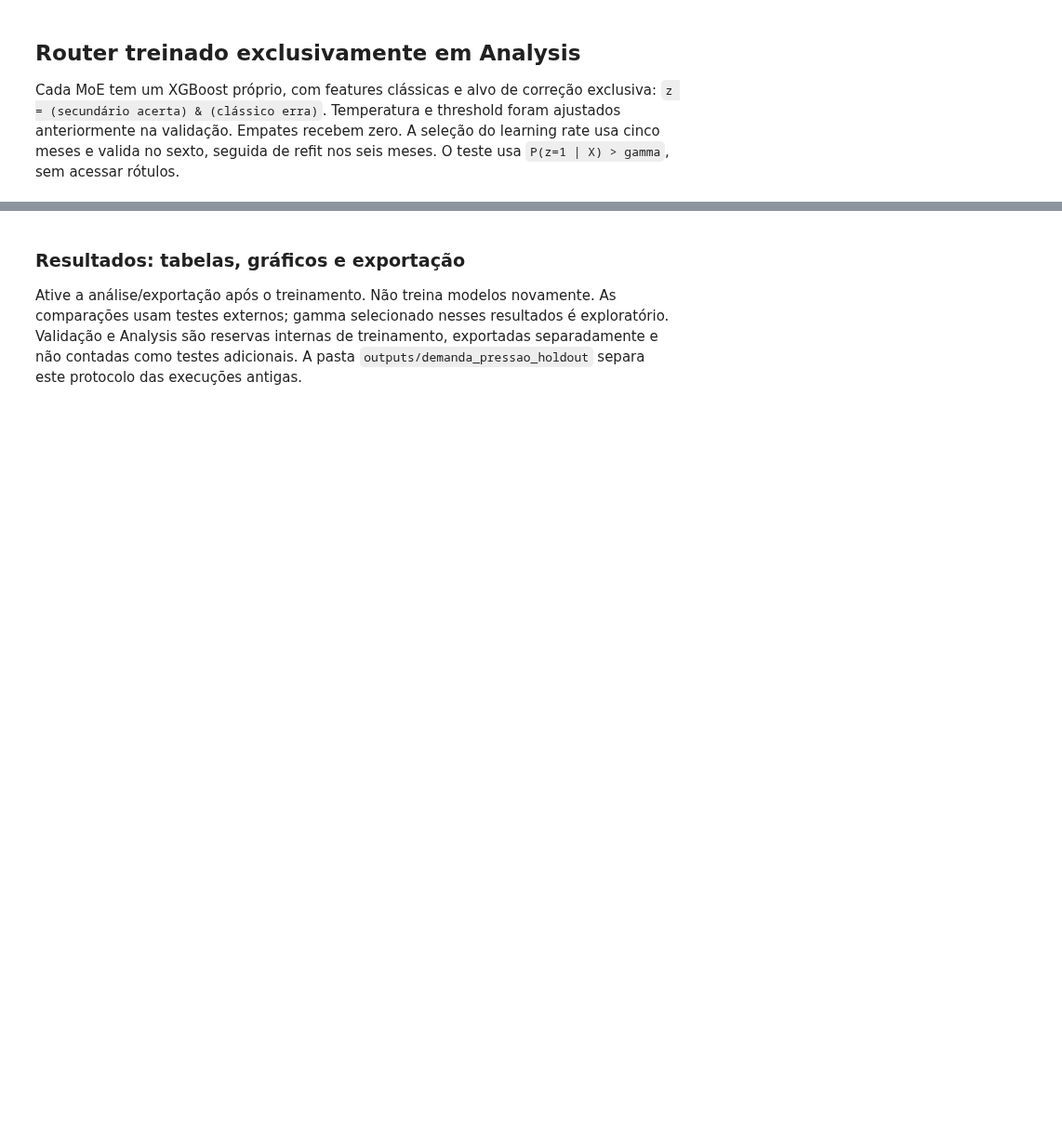
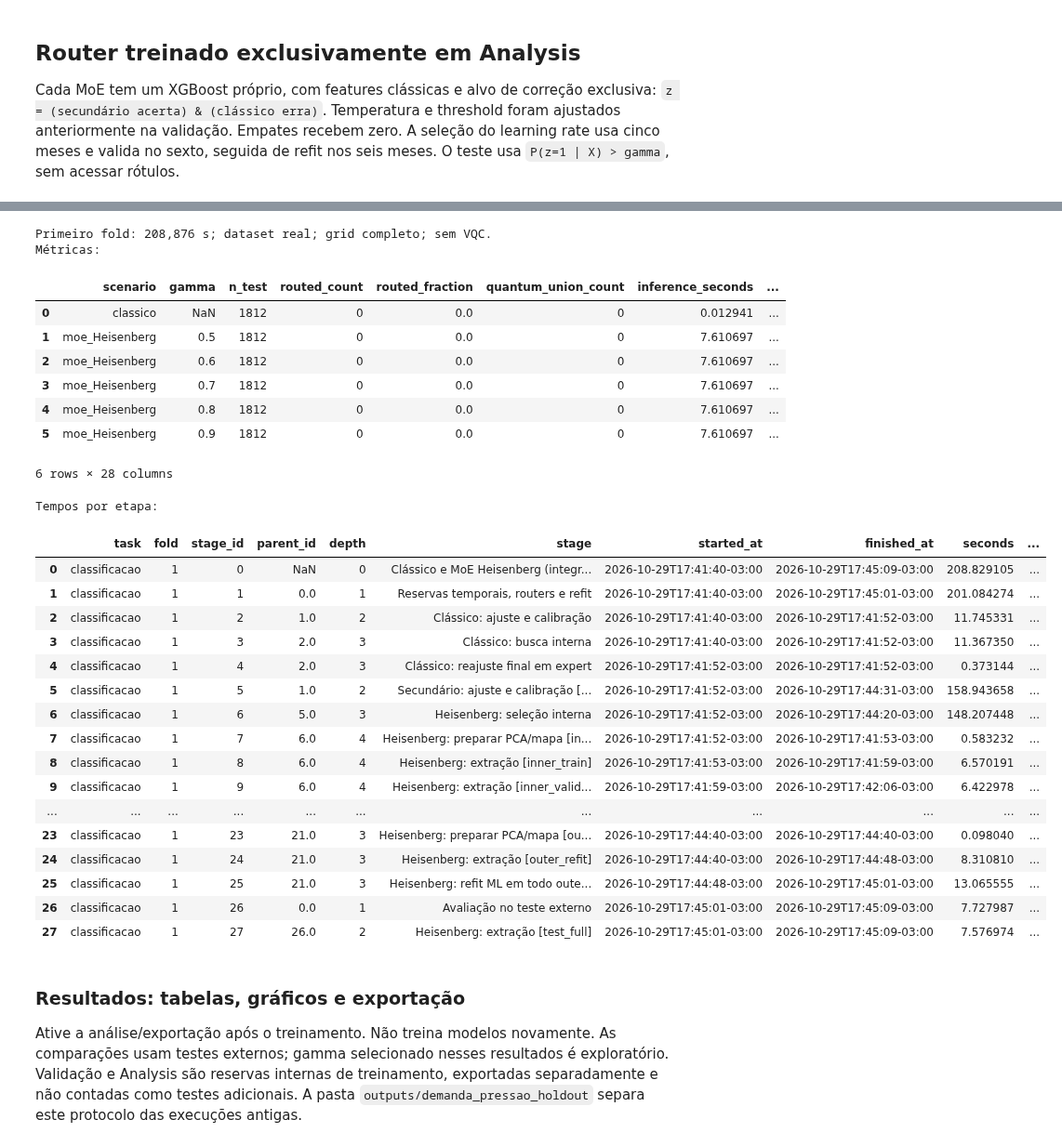
Before and after one commit to EduBalbino/pqmflib-api, a Jupyter notebook: experiments/sia/QIMED_MoE_Demanda_Pressao_pqfmlib_api.ipynb, the cells around one changed output, grey strips where cells are left out. Shown at 93% size. Drawn from its saved outputs; the diff is of its cells as text; code cells hidden in the pictures; blank space fills up the shorter version.

```diff
--- a/experiments/sia/QIMED_MoE_Demanda_Pressao_pqfmlib_api.ipynb
+++ b/experiments/sia/QIMED_MoE_Demanda_Pressao_pqfmlib_api.ipynb
@@ -2472,3 +2211,42 @@ Especialistas isolados — testes externos após refit:
+# %%
+# Resultados salvos da execução real do primeiro fold (grid completo).
+# Esta execução foi lançada por um script no kernel Jupyter; não representa os dez folds.
+import pandas as pd
+
+print("Primeiro fold: 208,876 s; dataset real; grid completo; sem VQC.")
+print("Métricas:")
+display(pd.read_csv("outputs/full_fold_latest_metrics.csv"))
+print("Tempos por etapa:")
+display(pd.read_csv("outputs/full_fold_latest_timings.csv"))
+# %% [output]
+Primeiro fold: 208,876 s; dataset real; grid completo; sem VQC.
+Métricas:
+|  | scenario | gamma | n_test | routed_count | routed_fraction | quantum_union_count | inference_seconds | ... |
+| 0 | classico | NaN | 1812 | 0 | 0.0 | 0 | 0.012941 | ... |
+| 1 | moe_Heisenberg | 0.5 | 1812 | 0 | 0.0 | 0 | 7.610697 | ... |
+| 2 | moe_Heisenberg | 0.6 | 1812 | 0 | 0.0 | 0 | 7.610697 | ... |
+| 3 | moe_Heisenberg | 0.7 | 1812 | 0 | 0.0 | 0 | 7.610697 | ... |
+| 4 | moe_Heisenberg | 0.8 | 1812 | 0 | 0.0 | 0 | 7.610697 | ... |
+| 5 | moe_Heisenberg | 0.9 | 1812 | 0 | 0.0 | 0 | 7.610697 | ... |
+6 rows × 28 columns
+Tempos por etapa:
+|  | task | fold | stage_id | parent_id | depth | stage | started_at | finished_at | seconds | ... |
+| 0 | classificacao | 1 | 0 | NaN | 0 | Clássico e MoE Heisenberg (integr... | 2026-10-29T17:41:40-03:00 | 2026-10-29T17:45:09-03:00 | 208.829105 | ... |
+| 1 | classificacao | 1 | 1 | 0.0 | 1 | Reservas temporais, routers e refit | 2026-10-29T17:41:40-03:00 | 2026-10-29T17:45:01-03:00 | 201.084274 | ... |
+| 2 | classificacao | 1 | 2 | 1.0 | 2 | Clássico: ajuste e calibração | 2026-10-29T17:41:40-03:00 | 2026-10-29T17:41:52-03:00 | 11.745331 | ... |
+| 3 | classificacao | 1 | 3 | 2.0 | 3 | Clássico: busca interna | 2026-10-29T17:41:40-03:00 | 2026-10-29T17:41:52-03:00 | 11.367350 | ... |
+| 4 | classificacao | 1 | 4 | 2.0 | 3 | Clássico: reajuste final em expert | 2026-10-29T17:41:52-03:00 | 2026-10-29T17:41:52-03:00 | 0.373144 | ... |
+| 5 | classificacao | 1 | 5 | 1.0 | 2 | Secundário: ajuste e calibração [... | 2026-10-29T17:41:52-03:00 | 2026-10-29T17:44:31-03:00 | 158.943658 | ... |
+| 6 | classificacao | 1 | 6 | 5.0 | 3 | Heisenberg: seleção interna | 2026-10-29T17:41:52-03:00 | 2026-10-29T17:44:20-03:00 | 148.207448 | ... |
+| 7 | classificacao | 1 | 7 | 6.0 | 4 | Heisenberg: preparar PCA/mapa [in... | 2026-10-29T17:41:52-03:00 | 2026-10-29T17:41:53-03:00 | 0.583232 | ... |
+| 8 | classificacao | 1 | 8 | 6.0 | 4 | Heisenberg: extração [inner_train] | 2026-10-29T17:41:53-03:00 | 2026-10-29T17:41:59-03:00 | 6.570191 | ... |
+| 9 | classificacao | 1 | 9 | 6.0 | 4 | Heisenberg: extração [inner_valid... | 2026-10-29T17:41:59-03:00 | 2026-10-29T17:42:06-03:00 | 6.422978 | ... |
+| ... | ... | ... | ... | ... | ... | ... | ... | ... | ... | ... |
+| 23 | classificacao | 1 | 23 | 21.0 | 3 | Heisenberg: preparar PCA/mapa [ou... | 2026-10-29T17:44:40-03:00 | 2026-10-29T17:44:40-03:00 | 0.098040 | ... |
+| 24 | classificacao | 1 | 24 | 21.0 | 3 | Heisenberg: extração [outer_refit] | 2026-10-29T17:44:40-03:00 | 2026-10-29T17:44:48-03:00 | 8.310810 | ... |
+| 25 | classificacao | 1 | 25 | 21.0 | 3 | Heisenberg: refit ML em todo oute... | 2026-10-29T17:44:48-03:00 | 2026-10-29T17:45:01-03:00 | 13.065555 | ... |
+| 26 | classificacao | 1 | 26 | 0.0 | 1 | Avaliação no teste externo | 2026-10-29T17:45:01-03:00 | 2026-10-29T17:45:09-03:00 | 7.727987 | ... |
+| 27 | classificacao | 1 | 27 | 26.0 | 2 | Heisenberg: extração [test_full] | 2026-10-29T17:45:01-03:00 | 2026-10-29T17:45:09-03:00 | 7.576974 | ... |
 # %% [markdown]
 ### Resultados: tabelas, gráficos e exportação
 
```
Also changed, not shown: parts of 28 cells of this notebook.
